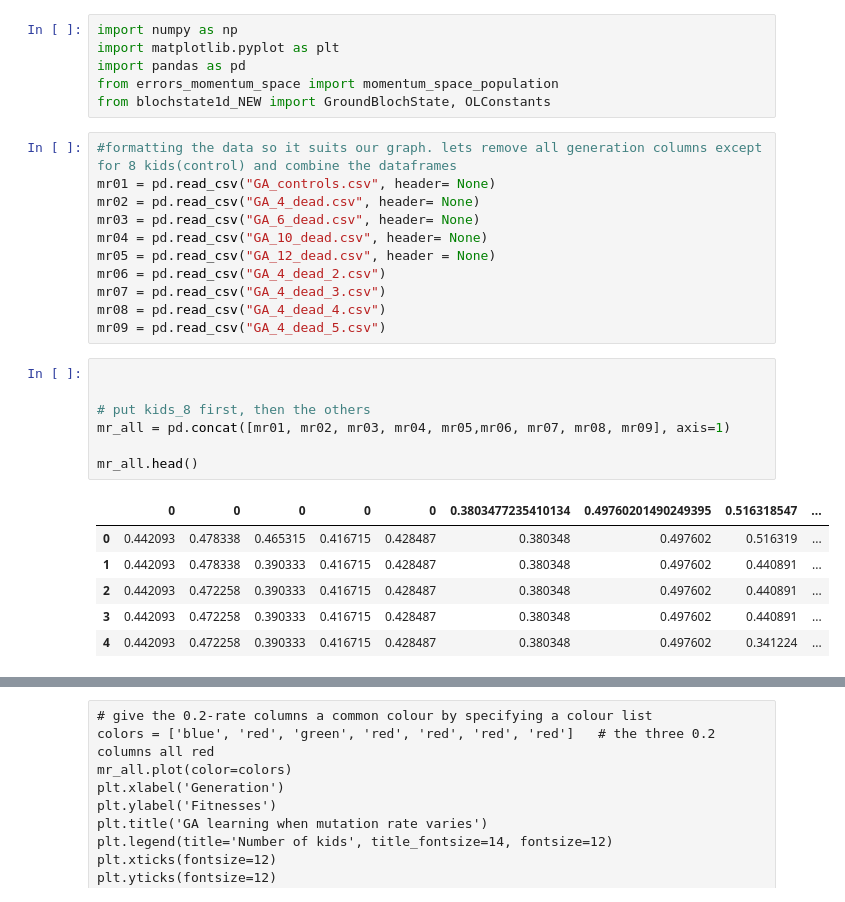
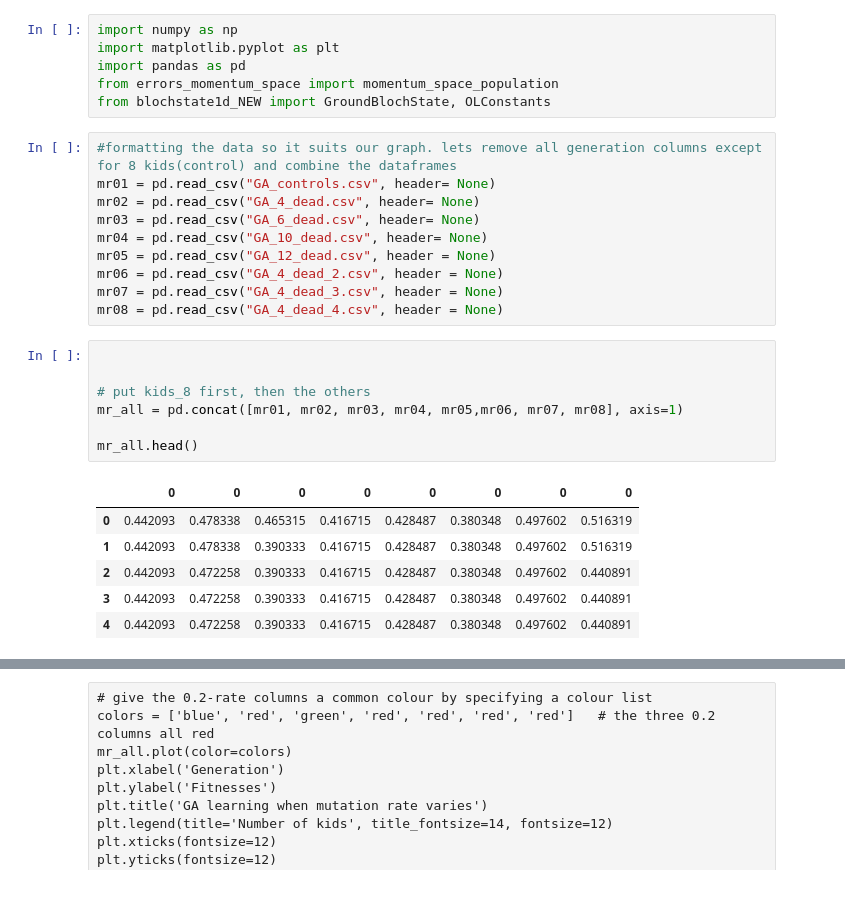
Before and after one commit to sanvikirloskar/Efficient-Simulation-of-the-Schrodinger-Equation, a Jupyter notebook: ga_graphs.ipynb, the cells around one changed output, grey strips where cells are left out. Cells and saved outputs as stored; diff of their text form.

```diff
--- a/ga_graphs.ipynb
+++ b/ga_graphs.ipynb
@@ -11,23 +11,22 @@ mr02 = pd.read_csv("GA_4_dead.csv", header= None)
 mr03 = pd.read_csv("GA_6_dead.csv", header= None)
 mr04 = pd.read_csv("GA_10_dead.csv", header= None)
 mr05 = pd.read_csv("GA_12_dead.csv", header = None)
-mr06 = pd.read_csv("GA_4_dead_2.csv")
-mr07 = pd.read_csv("GA_4_dead_3.csv")
-mr08 = pd.read_csv("GA_4_dead_4.csv")
-mr09 = pd.read_csv("GA_4_dead_5.csv")
+mr06 = pd.read_csv("GA_4_dead_2.csv", header = None)
+mr07 = pd.read_csv("GA_4_dead_3.csv", header = None)
+mr08 = pd.read_csv("GA_4_dead_4.csv", header = None)
 # %%
 
 
 # put kids_8 first, then the others
-mr_all = pd.concat([mr01, mr02, mr03, mr04, mr05,mr06, mr07, mr08, mr09], axis=1)
+mr_all = pd.concat([mr01, mr02, mr03, mr04, mr05,mr06, mr07, mr08], axis=1)
 
 mr_all.head()
 # %% [output]
-|  | 0 | 0 | 0 | 0 | 0 | 0.3803477235410134 | 0.49760201490249395 | 0.516318547 | ... |
-| 0 | 0.442093 | 0.478338 | 0.465315 | 0.416715 | 0.428487 | 0.380348 | 0.497602 | 0.516319 | ... |
-| 1 | 0.442093 | 0.478338 | 0.390333 | 0.416715 | 0.428487 | 0.380348 | 0.497602 | 0.440891 | ... |
-| 2 | 0.442093 | 0.472258 | 0.390333 | 0.416715 | 0.428487 | 0.380348 | 0.497602 | 0.440891 | ... |
-| 3 | 0.442093 | 0.472258 | 0.390333 | 0.416715 | 0.428487 | 0.380348 | 0.497602 | 0.440891 | ... |
-| 4 | 0.442093 | 0.472258 | 0.390333 | 0.416715 | 0.428487 | 0.380348 | 0.497602 | 0.341224 | ... |
+|  | 0 | 0 | 0 | 0 | 0 | 0 | 0 | 0 |
+| 0 | 0.442093 | 0.478338 | 0.465315 | 0.416715 | 0.428487 | 0.380348 | 0.497602 | 0.516319 |
+| 1 | 0.442093 | 0.478338 | 0.390333 | 0.416715 | 0.428487 | 0.380348 | 0.497602 | 0.516319 |
+| 2 | 0.442093 | 0.472258 | 0.390333 | 0.416715 | 0.428487 | 0.380348 | 0.497602 | 0.440891 |
+| 3 | 0.442093 | 0.472258 | 0.390333 | 0.416715 | 0.428487 | 0.380348 | 0.497602 | 0.440891 |
+| 4 | 0.442093 | 0.472258 | 0.390333 | 0.416715 | 0.428487 | 0.380348 | 0.497602 | 0.440891 |
 # %%
 # give each column a name matching the number of kids it represents
```
Also changed, not shown: parts of 3 cells of this notebook.
